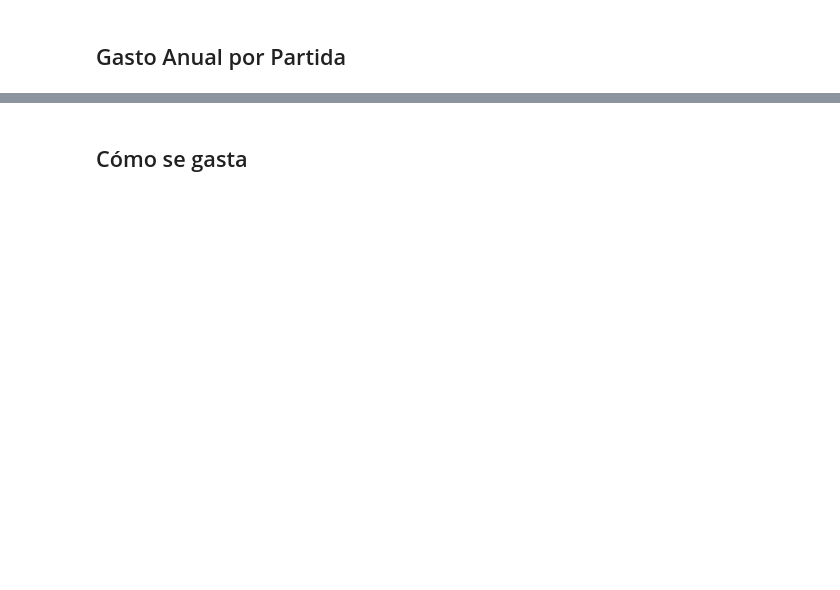
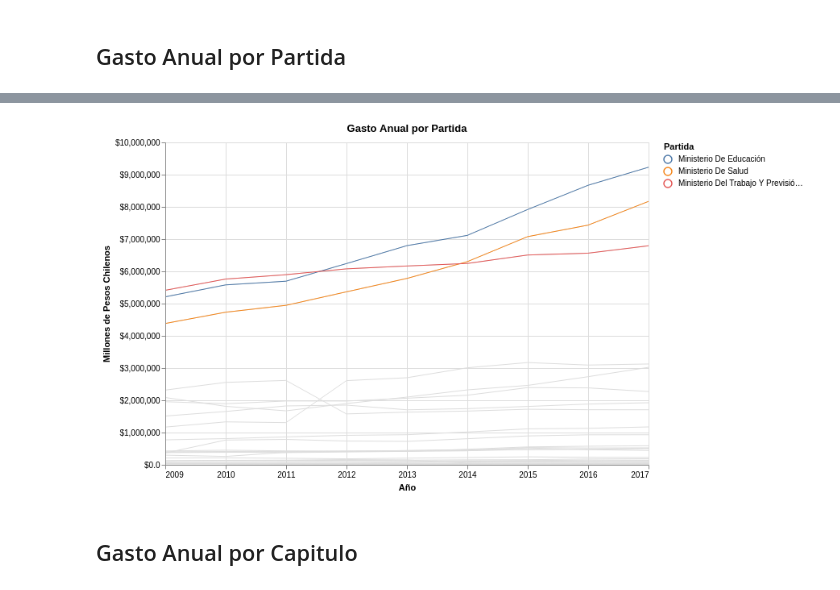
Before and after one commit to aoguedao/Dathaton-Gasto-Fiscal-Viz, a Jupyter notebook: GastoNetoMensualizado.ipynb, the cells around one changed output, grey strips where cells are left out. Drawn from its saved outputs; the diff is of its cells as text; code cells hidden in the pictures; blank space fills up the shorter version.

```diff
--- a/GastoNetoMensualizado.ipynb
+++ b/GastoNetoMensualizado.ipynb
@@ -232,2 +232,0 @@ from altair import datum
-# %%
-gasto_promedio_anual_partida = pub_spend_agg1.groupby(['partida', pd.Grouper(key='date', freq='1Y')])['gasto'].sum().groupby(level=0).mean().sort_values(ascending=False)
@@ -425,2 +232,0 @@ partida_chart.encode(color='programa:N') + partida_chart.mark_point().encode(col
-# %% [markdown]
-## Cómo se gasta
@@ -430,0 +287,7 @@ partida_chart.encode(color='item:N') + partida_chart.mark_point().encode(color='
+# %%
+pub_spend_ministry_layer.save(os.path.join('charts', 'gastoAnualPorPartida.json'))
+pub_spend_ministry_layer
+# %% [output]
+[figure, added]
+# %% [markdown]
+## Gasto Anual por Capitulo
```
Also changed, not shown: parts of 125 cells of this notebook.
